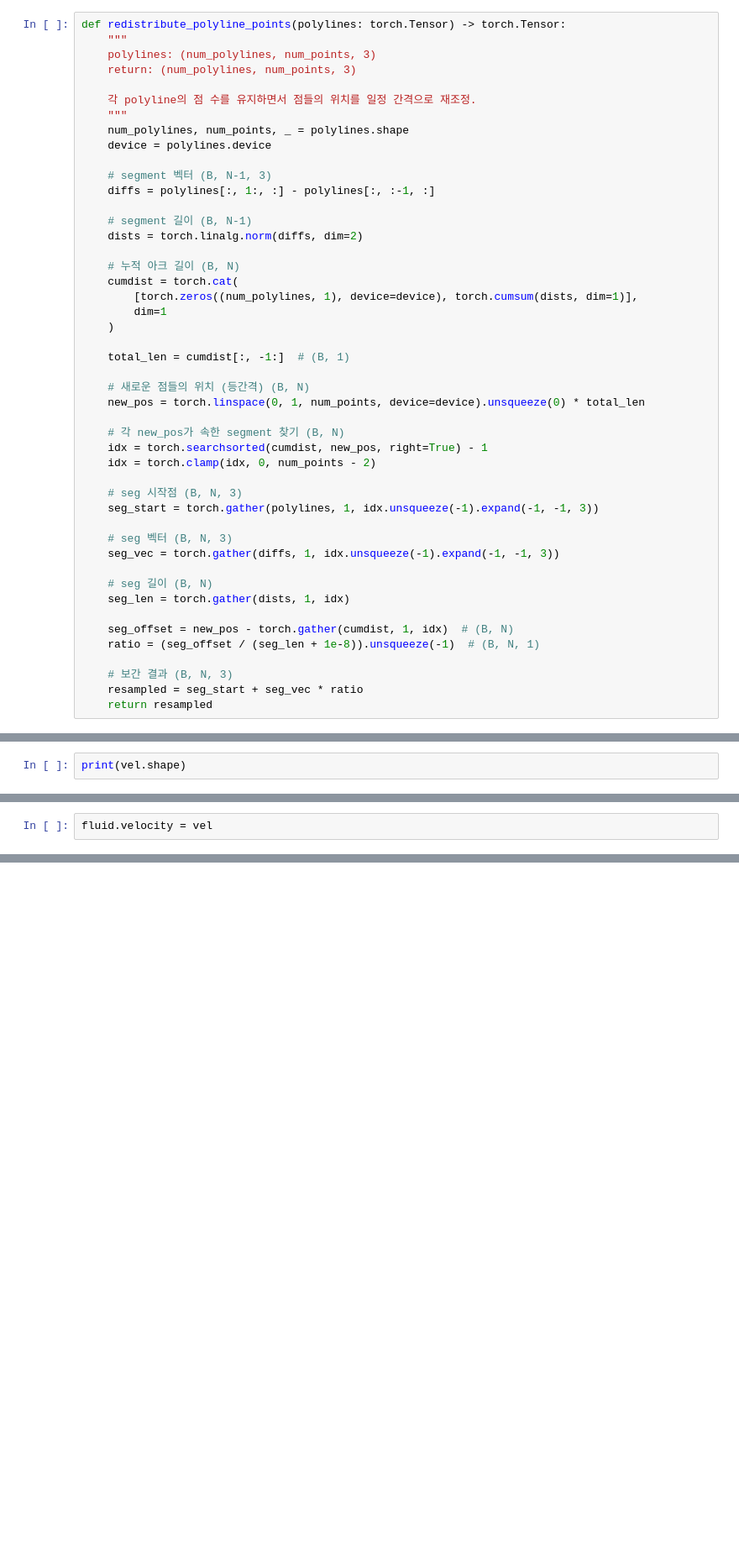
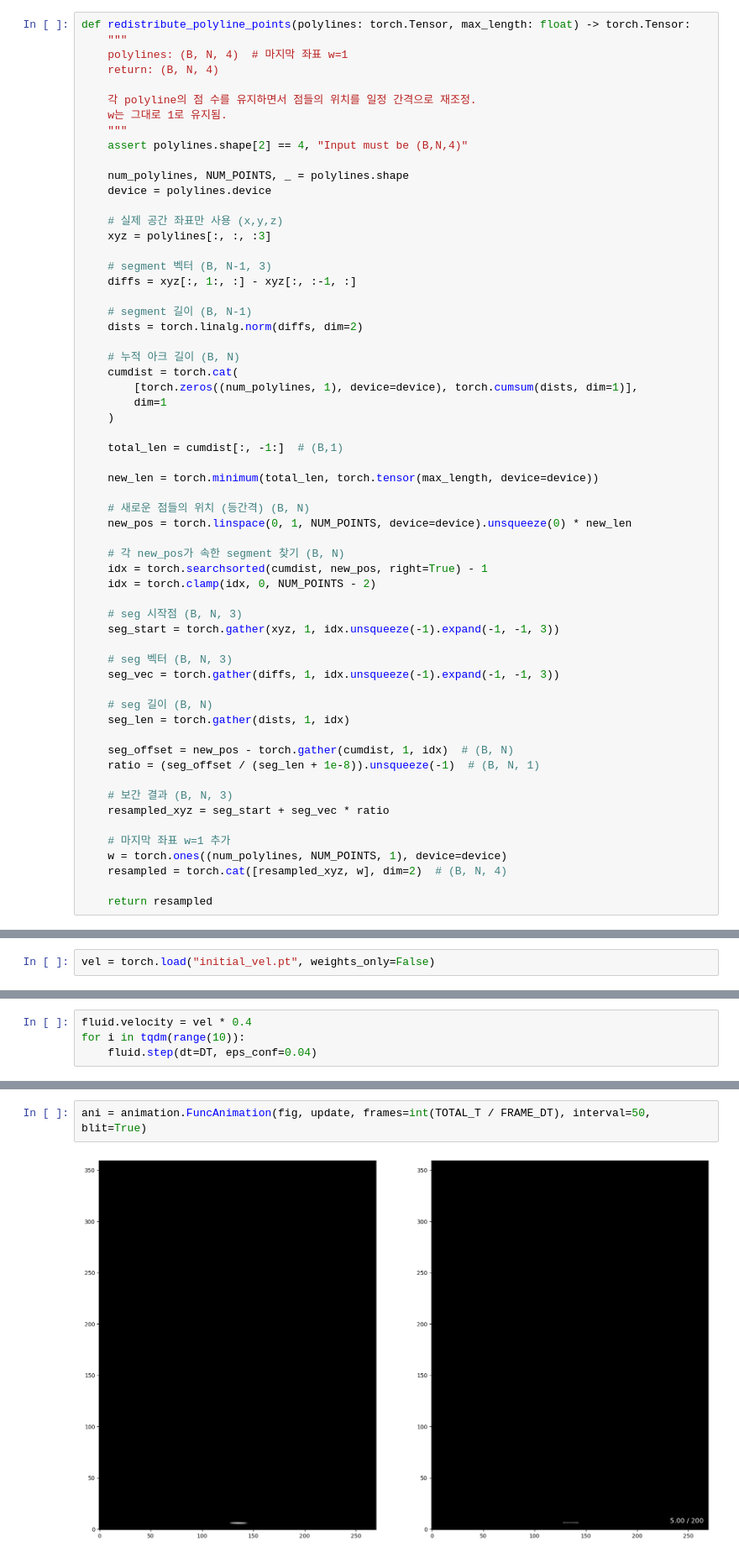
Before and after one commit to teo646/stable_fluid, a Jupyter notebook: 3d.ipynb, the cells around one changed output, grey strips where cells are left out. Shown at 84% size. Drawn from its saved outputs; the diff is of its cells as text; blank space fills up the shorter version.

```diff
--- a/3d.ipynb
+++ b/3d.ipynb
@@ -105,16 +127,22 @@ def advect_polylines(vector_field: torch.Tensor, polylines: torch.Tensor, dt: fl
 # %%
-def redistribute_polyline_points(polylines: torch.Tensor) -> torch.Tensor:
+def redistribute_polyline_points(polylines: torch.Tensor, max_length: float) -> torch.Tensor:
     """
-    polylines: (num_polylines, num_points, 3)
-    return: (num_polylines, num_points, 3)
+    polylines: (B, N, 4)  # 마지막 좌표 w=1
+    return: (B, N, 4)
 
     각 polyline의 점 수를 유지하면서 점들의 위치를 일정 간격으로 재조정.
+    w는 그대로 1로 유지됨.
     """
-    num_polylines, num_points, _ = polylines.shape
+    assert polylines.shape[2] == 4, "Input must be (B,N,4)"
+
+    num_polylines, NUM_POINTS, _ = polylines.shape
     device = polylines.device
 
+    # 실제 공간 좌표만 사용 (x,y,z)
+    xyz = polylines[:, :, :3]
+
     # segment 벡터 (B, N-1, 3)
-    diffs = polylines[:, 1:, :] - polylines[:, :-1, :]
+    diffs = xyz[:, 1:, :] - xyz[:, :-1, :]
 
     # segment 길이 (B, N-1)
     dists = torch.linalg.norm(diffs, dim=2)
@@ -125,17 +153,19 @@ def redistribute_polyline_points(polylines: torch.Tensor) -> torch.Tensor:
         dim=1
     )
 
-    total_len = cumdist[:, -1:]  # (B, 1)
+    total_len = cumdist[:, -1:]  # (B,1)
+
+    new_len = torch.minimum(total_len, torch.tensor(max_length, device=device))
 
     # 새로운 점들의 위치 (등간격) (B, N)
-    new_pos = torch.linspace(0, 1, num_points, device=device).unsqueeze(0) * total_len
+    new_pos = torch.linspace(0, 1, NUM_POINTS, device=device).unsqueeze(0) * new_len
 
     # 각 new_pos가 속한 segment 찾기 (B, N)
     idx = torch.searchsorted(cumdist, new_pos, right=True) - 1
-    idx = torch.clamp(idx, 0, num_points - 2)
+    idx = torch.clamp(idx, 0, NUM_POINTS - 2)
 
     # seg 시작점 (B, N, 3)
-    seg_start = torch.gather(polylines, 1, idx.unsqueeze(-1).expand(-1, -1, 3))
+    seg_start = torch.gather(xyz, 1, idx.unsqueeze(-1).expand(-1, -1, 3))
 
     # seg 벡터 (B, N, 3)
     seg_vec = torch.gather(diffs, 1, idx.unsqueeze(-1).expand(-1, -1, 3))
@@ -147,7 +177,12 @@ def redistribute_polyline_points(polylines: torch.Tensor) -> torch.Tensor:
     ratio = (seg_offset / (seg_len + 1e-8)).unsqueeze(-1)  # (B, N, 1)
 
     # 보간 결과 (B, N, 3)
-    resampled = seg_start + seg_vec * ratio
+    resampled_xyz = seg_start + seg_vec * ratio
+
+    # 마지막 좌표 w=1 추가
+    w = torch.ones((num_polylines, NUM_POINTS, 1), device=device)
+    resampled = torch.cat([resampled_xyz, w], dim=2)  # (B, N, 4)
+
     return resampled
 # %%
 def get_drawing_polylines(polylines):
@@ -216,2 +357,2 @@ vel = torch.stack([
 # %%
-print(vel.shape)
+vel = torch.load("initial_vel.pt", weights_only=False)
@@ -220,3 +359,5 @@ torch.Size([3, 297, 210, 210])
 # %%
-fluid.velocity = vel
+fluid.velocity = vel * 0.4
+for i in tqdm(range(10)):
+    fluid.step(dt=DT, eps_conf=0.04)
 # %%
@@ -291 +438,5 @@ Computing 442.5's image of 450's
+# %%
+ani = animation.FuncAnimation(fig, update, frames=int(TOTAL_T / FRAME_DT), interval=50, blit=True)
+# %% [output]
+[figure, added]
 # %%
```
Also changed, not shown: parts of 9 cells of this notebook, 2 other files.
